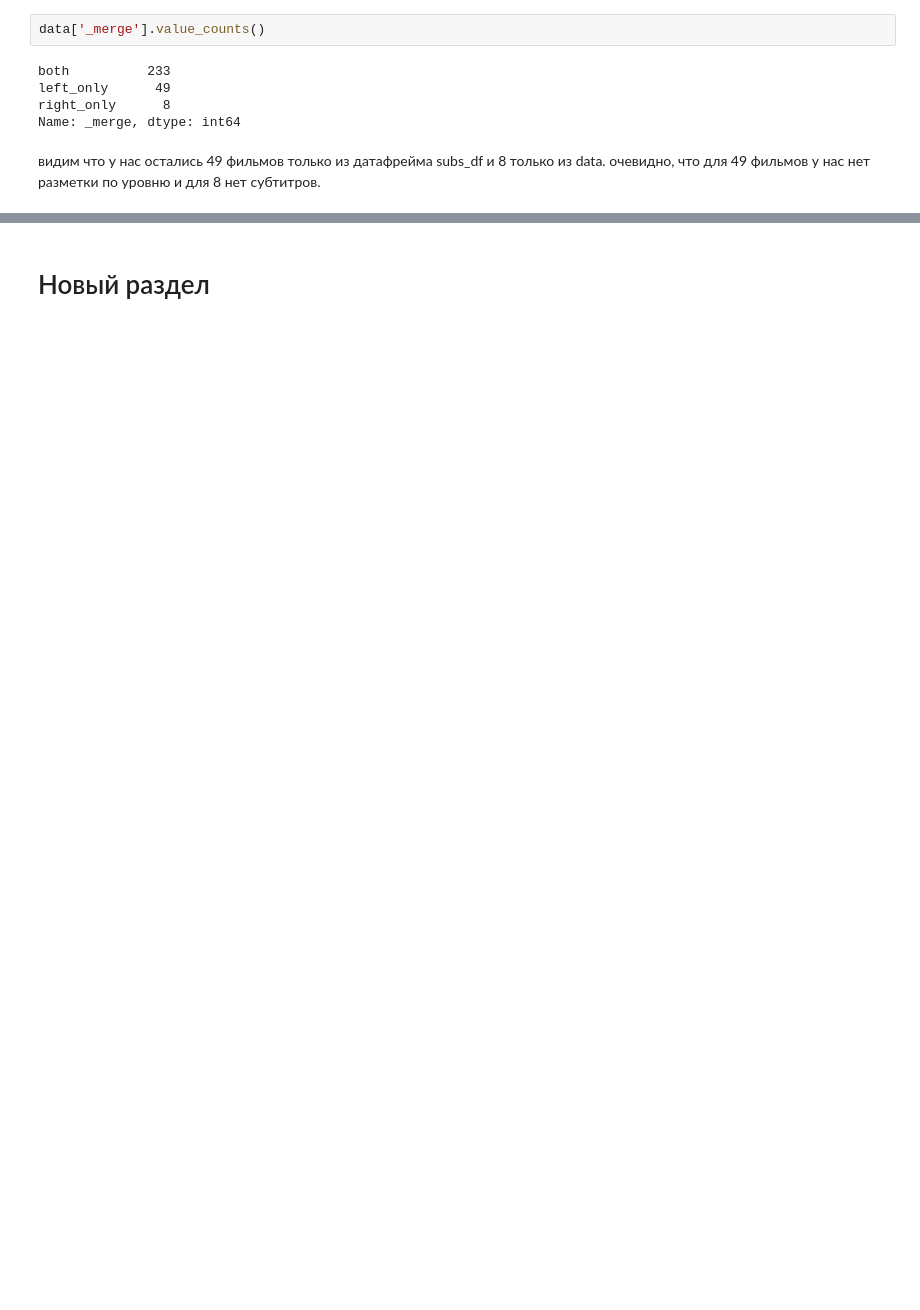
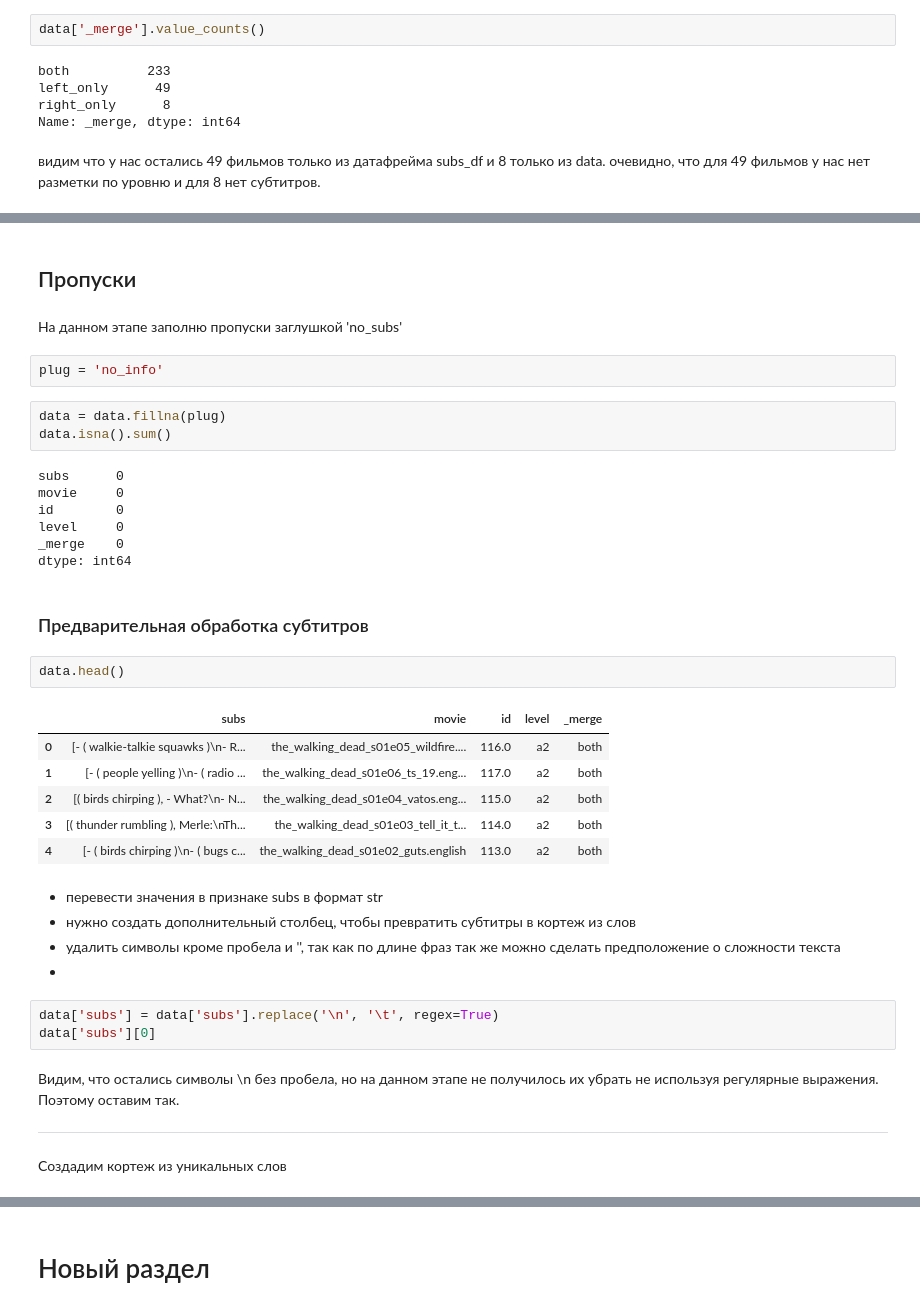
Before and after one commit to AV-BOLT/Masterskaya_2, a Jupyter notebook: Notebooks/determine_langlevel_by_subs.ipynb, the cells around one changed output, grey strips where cells are left out. Saved outputs shown, nothing was run; the diff lists cells and outputs as text; blank space fills up the shorter version.

Commit message:
добавила содержание, делаю предобработку. Нужно собрать функцию из шагов созданию кортежа из суб-в для каждого фильма

```diff
--- a/Notebooks/determine_langlevel_by_subs.ipynb
+++ b/Notebooks/determine_langlevel_by_subs.ipynb
@@ -300,0 +259,42 @@ Changes not staged for commit:
+# %% [markdown]
+## Пропуски
+# %% [markdown]
+На данном этапе заполню пропуски заглушкой 'no_subs'
+# %%
+plug = 'no_info'
+# %%
+data = data.fillna(plug)
+data.isna().sum()
+# %% [output]
+subs      0
+movie     0
+id        0
+level     0
+_merge    0
+dtype: int64
+# %% [markdown]
+### Предварительная обработка субтитров
+# %%
+data.head()
+# %% [output]
+|  | subs | movie | id | level | _merge |
+| 0 | [- ( walkie-talkie squawks )\n- R... | the_walking_dead_s01e05_wildfire.... | 116.0 | a2 | both |
+| 1 | [- ( people yelling )\n- ( radio ... | the_walking_dead_s01e06_ts_19.eng... | 117.0 | a2 | both |
+| 2 | [( birds chirping ), - What?\n- N... | the_walking_dead_s01e04_vatos.eng... | 115.0 | a2 | both |
+| 3 | [( thunder rumbling ), Merle:\nTh... | the_walking_dead_s01e03_tell_it_t... | 114.0 | a2 | both |
+| 4 | [- ( birds chirping )\n- ( bugs c... | the_walking_dead_s01e02_guts.english | 113.0 | a2 | both |
+# %% [markdown]
+- перевести значения в признаке subs в формат str
+- нужно создать дополнительный столбец, чтобы превратить субтитры в кортеж из слов
+- удалить символы кроме пробела и '', так как по длине фраз так же можно сделать предположение о сложности текста
+-
+# %%
+data['subs'] = data['subs'].replace('\n', '\t', regex=True)
+data['subs'][0]
+# %% [markdown]
+Видим, что остались символы \n без пробела, но на данном этапе не получилось их убрать не используя регулярные выражения.
+Поэтому оставим так.
+
+---
+# %% [markdown]
+Создадим кортеж из уникальных слов
```
Also changed, not shown: parts of 26 cells of this notebook.
